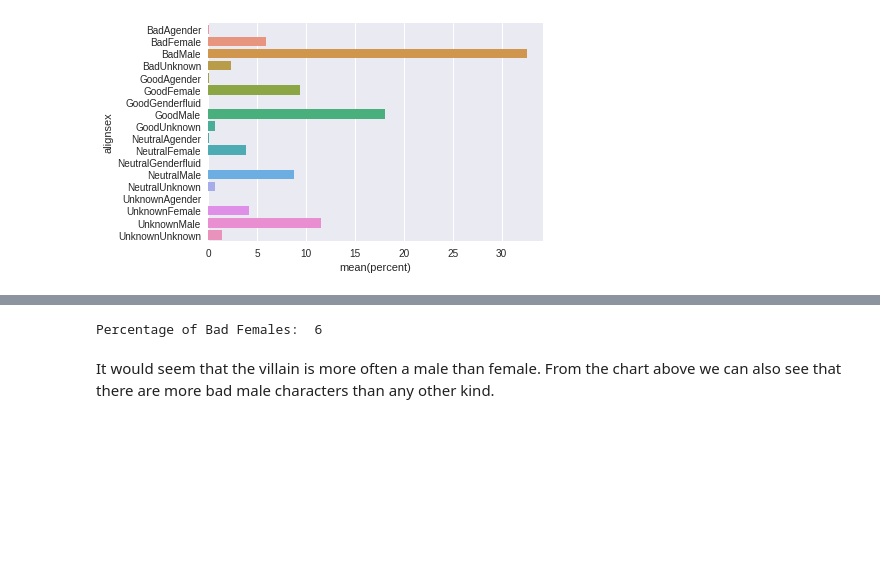
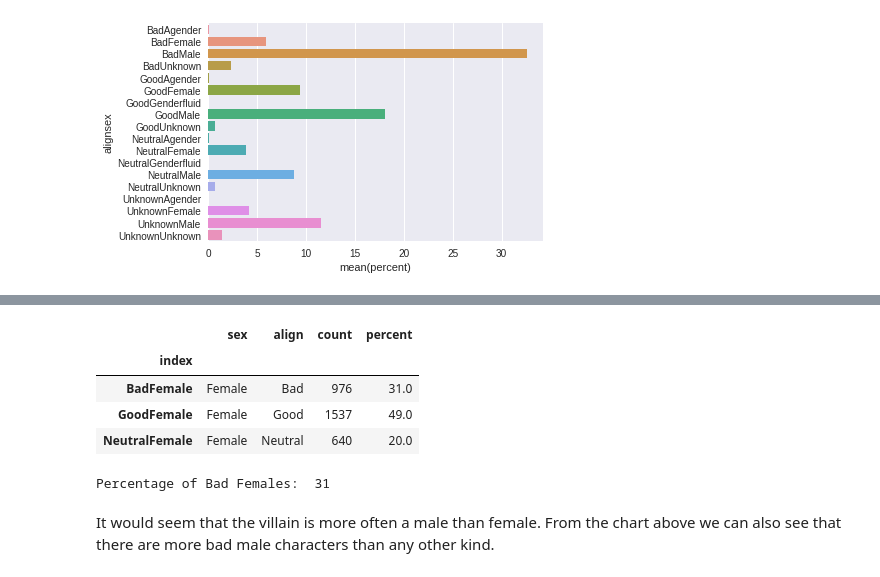
Before and after one commit to westen30/playground, a Jupyter notebook: work/Marvel Comics Data.ipynb, the cells around one changed output, grey strips where cells are left out. Cells and saved outputs as stored; diff of their text form; code cells hidden in the pictures; blank space fills up the shorter version.

```diff
--- a/work/Marvel Comics Data.ipynb
+++ b/work/Marvel Comics Data.ipynb
@@ -248,8 +260,20 @@ Percentage of Bad Males:  33
+# %%
+females = goodvbad[['sex', 'align', 'count']].copy()
+females = females.query('sex == "Female" & align != "Unknown"')
+females['percent'] = females['count'] / females['count'].sum() * 100
+females['percent'] = females['percent'].round()
+females
+# %% [output]
+|  | sex | align | count | percent |
+| index |  |  |  |  |
+| BadFemale | Female | Bad | 976 | 31.0 |
+| GoodFemale | Female | Good | 1537 | 49.0 |
+| NeutralFemale | Female | Neutral | 640 | 20.0 |
 # %%
 #Show the percentage of bad females
-percentagebadfemales = goodvbad.at['BadFemale', 'percent']
-print('Percentage of Bad Females: ', int(percentagebadfemales.round()))
+percentagebadfemales = females.at['BadFemale', 'percent']
+print('Percentage of Bad Females: ', int(percentagebadfemales))
 # %% [output]
-Percentage of Bad Females:  6
+Percentage of Bad Females:  31
 # %% [markdown]
 It would seem that the villain is more often a male than female. From the chart above we can also see that there are more bad male characters than any other kind.
```
Also changed, not shown: parts of 2 cells of this notebook.
